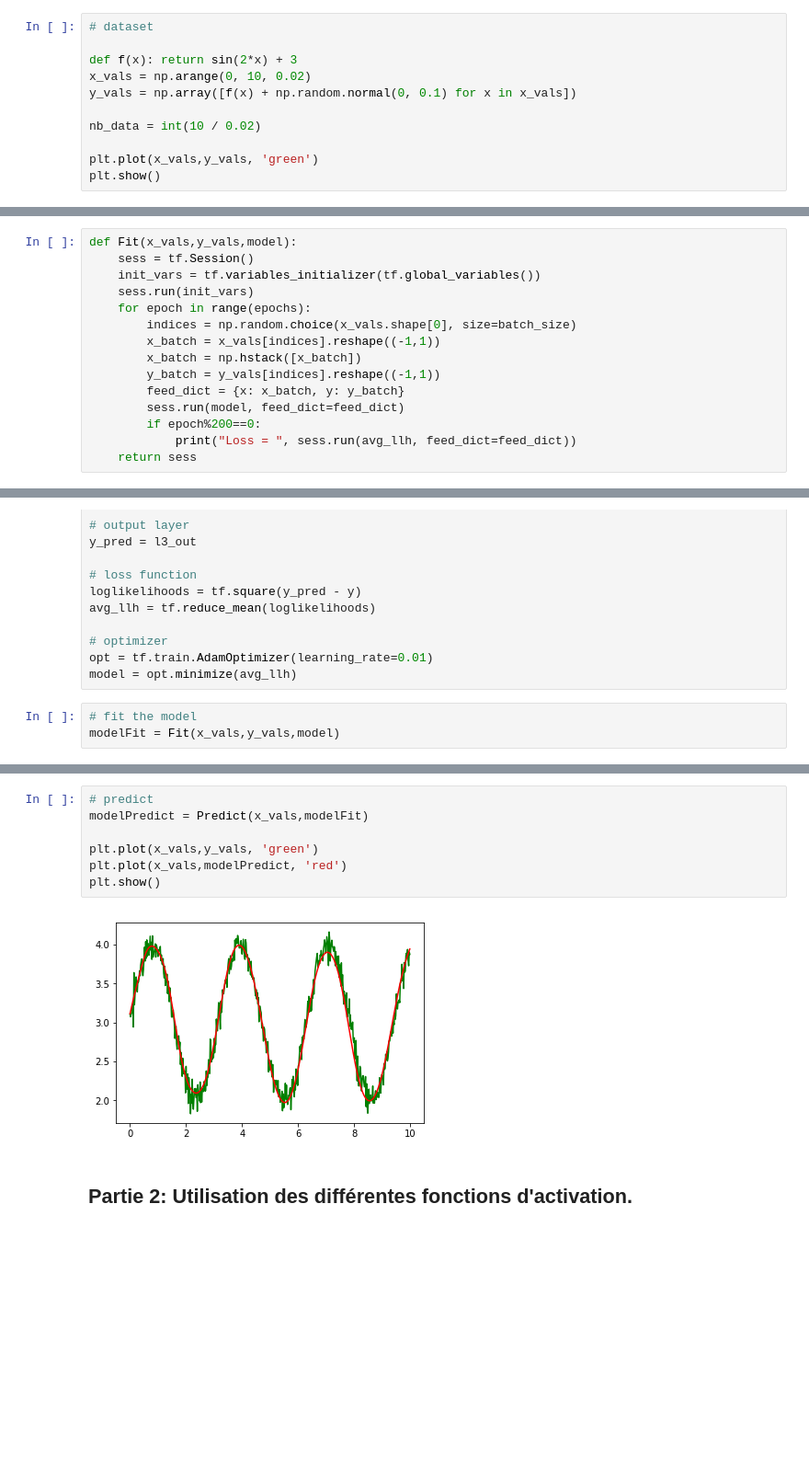
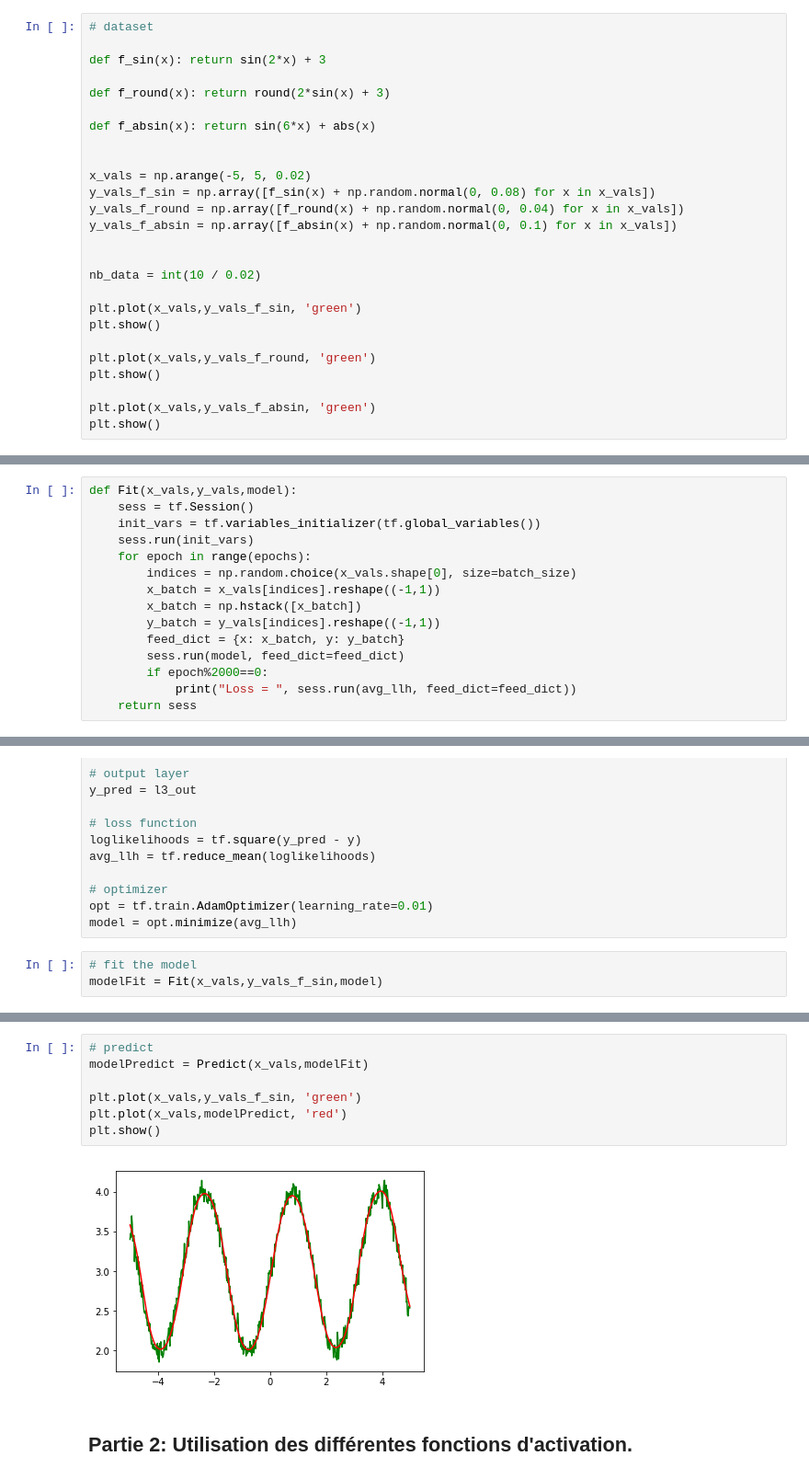
Before and after one commit to ArnaudDeleruyelle/Deep-Learning, a Jupyter notebook: 16-10-18-Jupyter/DeepLearning.ipynb, the cells around one changed output, grey strips where cells are left out. Shown: that part at 92% size. Saved outputs shown, nothing was run; the diff lists cells and outputs as text; blank space fills up the shorter version.

```diff
--- a/16-10-18-Jupyter/DeepLearning.ipynb
+++ b/16-10-18-Jupyter/DeepLearning.ipynb
@@ -22,12 +22,27 @@ from math import sin
 # %%
 # dataset
 
-def f(x): return sin(2*x) + 3
-x_vals = np.arange(0, 10, 0.02)
-y_vals = np.array([f(x) + np.random.normal(0, 0.1) for x in x_vals])
+def f_sin(x): return sin(2*x) + 3
+
+def f_round(x): return round(2*sin(x) + 3)
+
+def f_absin(x): return sin(6*x) + abs(x)
+
+
+x_vals = np.arange(-5, 5, 0.02)
+y_vals_f_sin = np.array([f_sin(x) + np.random.normal(0, 0.08) for x in x_vals])
+y_vals_f_round = np.array([f_round(x) + np.random.normal(0, 0.04) for x in x_vals])
+y_vals_f_absin = np.array([f_absin(x) + np.random.normal(0, 0.1) for x in x_vals])
+
 
 nb_data = int(10 / 0.02)
 
-plt.plot(x_vals,y_vals, 'green')
+plt.plot(x_vals,y_vals_f_sin, 'green')
 plt.show()
+
+plt.plot(x_vals,y_vals_f_round, 'green')
+plt.show()
+
+plt.plot(x_vals,y_vals_f_absin, 'green')
+plt.show()
 # %% [output]
@@ -54,7 +71,7 @@ def Fit(x_vals,y_vals,model):
         y_batch = y_vals[indices].reshape((-1,1))
         feed_dict = {x: x_batch, y: y_batch}
         sess.run(model, feed_dict=feed_dict)
-        if epoch%200==0:
+        if epoch%2000==0:
             print("Loss = ", sess.run(avg_llh, feed_dict=feed_dict))
     return sess
 # %% [markdown]
@@ -95,5 +112,5 @@ opt = tf.train.AdamOptimizer(learning_rate=0.01)
 model = opt.minimize(avg_llh)
 # %%
 # fit the model
-modelFit = Fit(x_vals,y_vals,model)
+modelFit = Fit(x_vals,y_vals_f_sin,model)
 # %% [output]
@@ -117,12 +127,12 @@ Loss =  0.01389857388183472
 # %%
 # predict
 modelPredict = Predict(x_vals,modelFit)
 
-plt.plot(x_vals,y_vals, 'green')
+plt.plot(x_vals,y_vals_f_sin, 'green')
 plt.plot(x_vals,modelPredict, 'red')
 plt.show()
 # %% [output]
-[figure, old version]
+[figure, new version]
 # %% [markdown]
 ## Partie 2: Utilisation des différentes fonctions d'activation.
 # %% [markdown]
```
Also changed, not shown: parts of 14 cells of this notebook.
